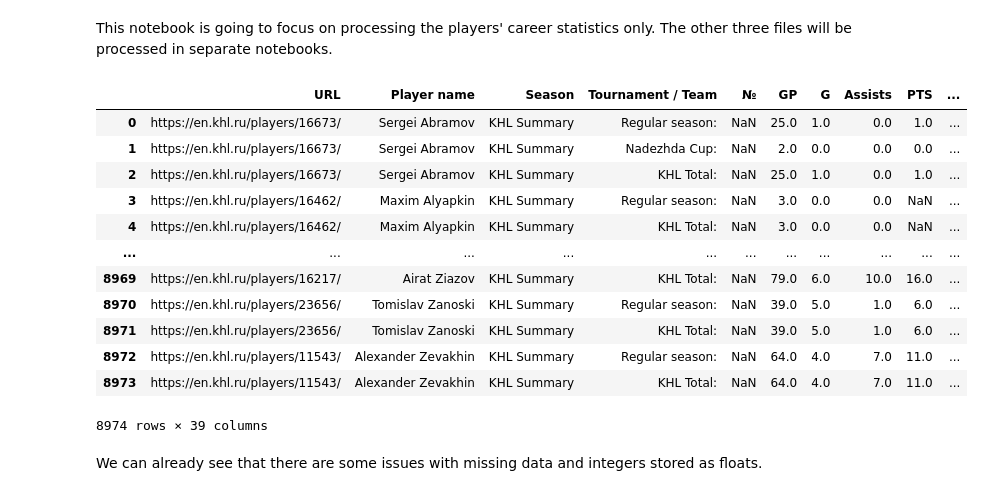
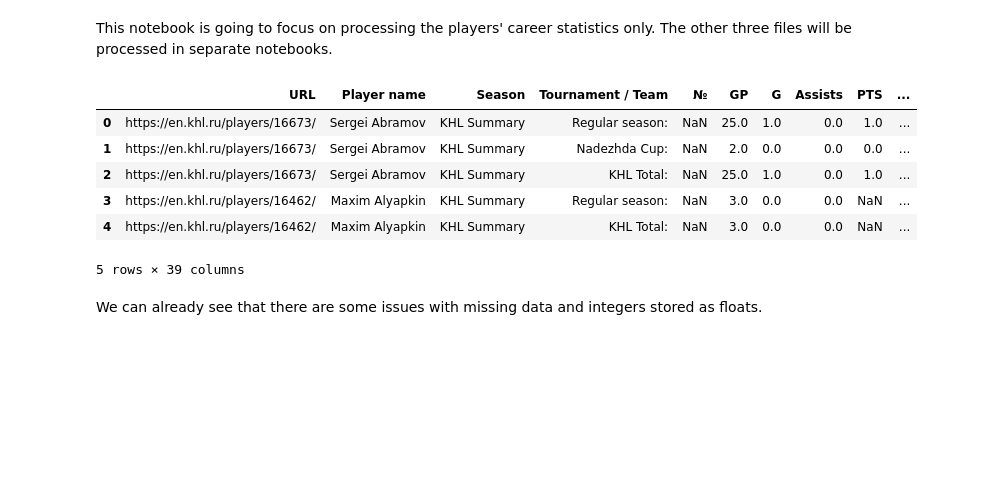
Before and after one commit to Dark-Hobbit/khl, a Jupyter notebook: stage_2/players_processing_career.ipynb, the cells around one changed output. Cells and saved outputs as stored; diff of their text form; code cells hidden in the pictures; blank space fills up the shorter version.

```diff
--- a/stage_2/players_processing_career.ipynb
+++ b/stage_2/players_processing_career.ipynb
@@ -3,29 +3,23 @@ This notebook is going to focus on processing the players' career statistics onl
 # %%
 # Importing standard packages for data exploration and processing.
 import numpy as np
 import pandas as pd
 
 
 # Unlike in the Stage 1 notebooks, we are going to create new variables rather than perform the operations in-place here.
 # The reason is that we might need to review the original data during processing.
 raw_players_career = pd.read_csv('../raw_data/raw_players_career.csv')
 
 # Does everything seem to be alright with the data?
-raw_players_career
+raw_players_career.head(5)
 # %% [output]
 |  | URL | Player name | Season | Tournament / Team | № | GP | G | Assists | PTS | ... |
 | 0 | https://en.khl.ru/players/16673/ | Sergei Abramov | KHL Summary | Regular season: | NaN | 25.0 | 1.0 | 0.0 | 1.0 | ... |
 | 1 | https://en.khl.ru/players/16673/ | Sergei Abramov | KHL Summary | Nadezhda Cup: | NaN | 2.0 | 0.0 | 0.0 | 0.0 | ... |
 | 2 | https://en.khl.ru/players/16673/ | Sergei Abramov | KHL Summary | KHL Total: | NaN | 25.0 | 1.0 | 0.0 | 1.0 | ... |
 | 3 | https://en.khl.ru/players/16462/ | Maxim Alyapkin | KHL Summary | Regular season: | NaN | 3.0 | 0.0 | 0.0 | NaN | ... |
 | 4 | https://en.khl.ru/players/16462/ | Maxim Alyapkin | KHL Summary | KHL Total: | NaN | 3.0 | 0.0 | 0.0 | NaN | ... |
-| ... | ... | ... | ... | ... | ... | ... | ... | ... | ... | ... |
-| 8969 | https://en.khl.ru/players/16217/ | Airat Ziazov | KHL Summary | KHL Total: | NaN | 79.0 | 6.0 | 10.0 | 16.0 | ... |
-| 8970 | https://en.khl.ru/players/23656/ | Tomislav Zanoski | KHL Summary | Regular season: | NaN | 39.0 | 5.0 | 1.0 | 6.0 | ... |
-| 8971 | https://en.khl.ru/players/23656/ | Tomislav Zanoski | KHL Summary | KHL Total: | NaN | 39.0 | 5.0 | 1.0 | 6.0 | ... |
-| 8972 | https://en.khl.ru/players/11543/ | Alexander Zevakhin | KHL Summary | Regular season: | NaN | 64.0 | 4.0 | 7.0 | 11.0 | ... |
-| 8973 | https://en.khl.ru/players/11543/ | Alexander Zevakhin | KHL Summary | KHL Total: | NaN | 64.0 | 4.0 | 7.0 | 11.0 | ... |
-8974 rows × 39 columns
+5 rows × 39 columns
 # %% [markdown]
 We can already see that there are some issues with missing data and integers stored as floats.
 # %%
```
Also changed, not shown: parts of 11 cells of this notebook, 9 other files.
